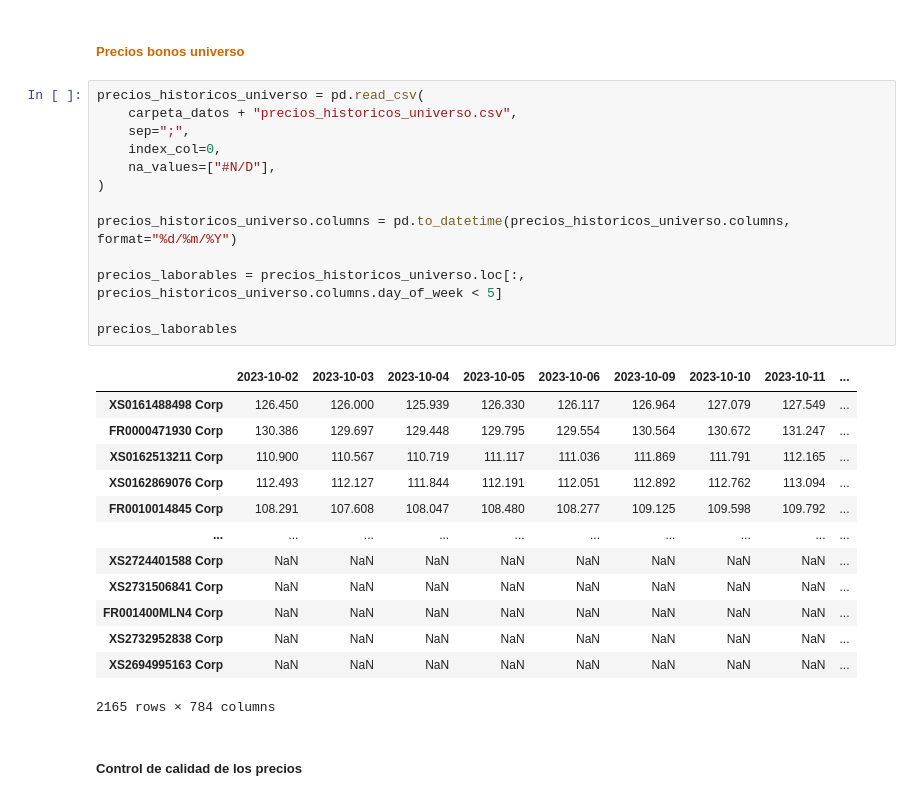
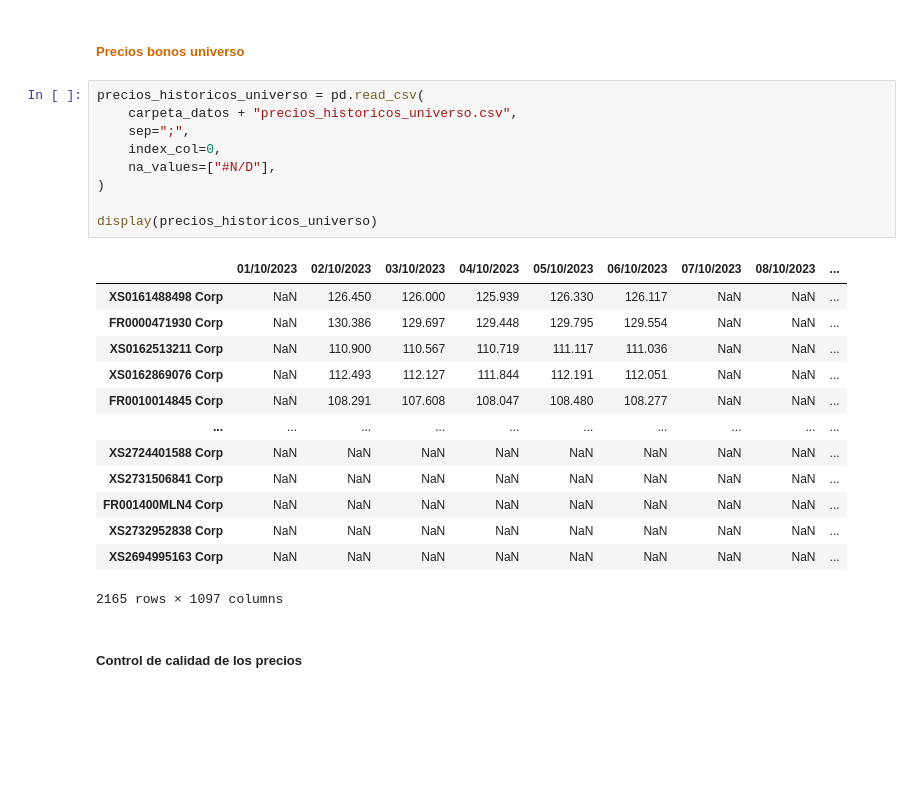
Before and after one commit to alejandroperezpujante/taller-rf-miax15, a Jupyter notebook: src/analisis_cartera.ipynb, the cells around one changed output. Cells and saved outputs as stored; diff of their text form; blank space fills up the shorter version.

```diff
--- a/src/analisis_cartera.ipynb
+++ b/src/analisis_cartera.ipynb
@@ -401,30 +409,26 @@ En esta sección, analizamos el resto de ficheros para ver qué información ten
 # %%
 precios_historicos_universo = pd.read_csv(
     carpeta_datos + "precios_historicos_universo.csv",
     sep=";",
     index_col=0,
     na_values=["#N/D"],
 )
 
-precios_historicos_universo.columns = pd.to_datetime(precios_historicos_universo.columns, format="%d/%m/%Y")
-
-precios_laborables = precios_historicos_universo.loc[:, precios_historicos_universo.columns.day_of_week < 5]
-
-precios_laborables
+display(precios_historicos_universo)
 # %% [output]
-|  | 2023-10-02 | 2023-10-03 | 2023-10-04 | 2023-10-05 | 2023-10-06 | 2023-10-09 | 2023-10-10 | 2023-10-11 | ... |
-| XS0161488498 Corp | 126.450 | 126.000 | 125.939 | 126.330 | 126.117 | 126.964 | 127.079 | 127.549 | ... |
-| FR0000471930 Corp | 130.386 | 129.697 | 129.448 | 129.795 | 129.554 | 130.564 | 130.672 | 131.247 | ... |
-| XS0162513211 Corp | 110.900 | 110.567 | 110.719 | 111.117 | 111.036 | 111.869 | 111.791 | 112.165 | ... |
-| XS0162869076 Corp | 112.493 | 112.127 | 111.844 | 112.191 | 112.051 | 112.892 | 112.762 | 113.094 | ... |
-| FR0010014845 Corp | 108.291 | 107.608 | 108.047 | 108.480 | 108.277 | 109.125 | 109.598 | 109.792 | ... |
+|  | 01/10/2023 | 02/10/2023 | 03/10/2023 | 04/10/2023 | 05/10/2023 | 06/10/2023 | 07/10/2023 | 08/10/2023 | ... |
+| XS0161488498 Corp | NaN | 126.450 | 126.000 | 125.939 | 126.330 | 126.117 | NaN | NaN | ... |
+| FR0000471930 Corp | NaN | 130.386 | 129.697 | 129.448 | 129.795 | 129.554 | NaN | NaN | ... |
+| XS0162513211 Corp | NaN | 110.900 | 110.567 | 110.719 | 111.117 | 111.036 | NaN | NaN | ... |
+| XS0162869076 Corp | NaN | 112.493 | 112.127 | 111.844 | 112.191 | 112.051 | NaN | NaN | ... |
+| FR0010014845 Corp | NaN | 108.291 | 107.608 | 108.047 | 108.480 | 108.277 | NaN | NaN | ... |
 | ... | ... | ... | ... | ... | ... | ... | ... | ... | ... |
 | XS2724401588 Corp | NaN | NaN | NaN | NaN | NaN | NaN | NaN | NaN | ... |
 | XS2731506841 Corp | NaN | NaN | NaN | NaN | NaN | NaN | NaN | NaN | ... |
 | FR001400MLN4 Corp | NaN | NaN | NaN | NaN | NaN | NaN | NaN | NaN | ... |
 | XS2732952838 Corp | NaN | NaN | NaN | NaN | NaN | NaN | NaN | NaN | ... |
 | XS2694995163 Corp | NaN | NaN | NaN | NaN | NaN | NaN | NaN | NaN | ... |
-2165 rows × 784 columns
+2165 rows × 1097 columns
 # %% [markdown]
 ##### Control de calidad de los precios
 # %%
```
Also changed, not shown: parts of 32 cells of this notebook, 10 other files.
